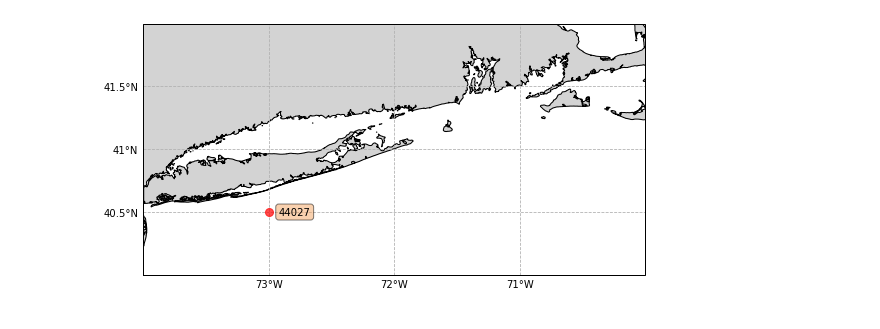
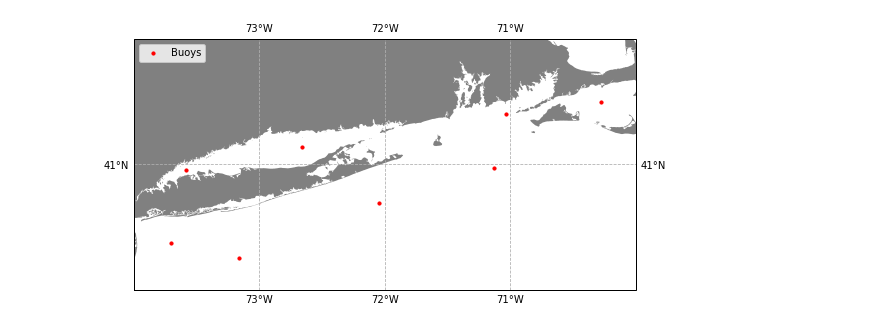
Before and after one commit to panmits86-zz/masters_thesis, a Jupyter notebook: SNE_map.ipynb, the cells around one changed output. Saved outputs shown, nothing was run; the diff lists cells and outputs as text; code cells hidden in the pictures.

```diff
--- a/SNE_map.ipynb
+++ b/SNE_map.ipynb
@@ -5,20 +1,26 @@
 # %%
 import cartopy.crs as ccrs
+import cartopy.feature as cfeature
 import matplotlib.pyplot as plt
 import matplotlib.ticker as mticker
 from matplotlib.transforms import offset_copy
 from cartopy.io import shapereader
 from cartopy.mpl.gridliner import LONGITUDE_FORMATTER, LATITUDE_FORMATTER
+import pandas as pd
 
 import gdal
 
-def make_map(projection=ccrs.PlateCarree()):
+%matplotlib inline
+
+def make_map(projection=ccrs.LambertConformal()):
     fig, ax = plt.subplots(figsize=(9, 13),
                            subplot_kw=dict(projection=projection))
     gl = ax.gridlines(draw_labels=True, linestyle='--')
-    gl.xlabels_top = gl.ylabels_right = False
     gl.xlocator = mticker.FixedLocator([-74, -73, -72, -71, -70])
-    gl.ylocator = mticker.FixedLocator([40, 40.5, 41, 41.5, 42])
+    gl.ylocator = mticker.FixedLocator([40, 41, 42])
     gl.xformatter = LONGITUDE_FORMATTER
     gl.yformatter = LATITUDE_FORMATTER
     return fig, ax
+# %%
+buoys = pd.read_excel('buoys.xlsx', header=0, index_col=None, usecols="C:E")
+buoys.head()
@@ -25,25 +34,26 @@ def make_map(projection=ccrs.PlateCarree()):
+# %%
+fig, ax = make_map(projection=ccrs.PlateCarree())
+ax.set_extent([-74, -70, 40, 42])
+
+# Add markers for the position of the buoys.
+plt.scatter(buoys['Longitude'], buoys['Latitude'], s=10, marker='o', color='red', label='Buoys',
+            transform=ccrs.Geodetic())
+
+shp = shapereader.Reader('C:/Users/panmits86/Desktop/Python/SNE_shapefile/GSHHS_f_L1_SNE.shp')
+for record, geometry in zip(shp.records(), shp.geometries()):
+    ax.add_geometries([geometry], ccrs.PlateCarree(), facecolor='gray')
+
+ax.legend(loc='upper left')
+
+plt.savefig('SNE_buoys.png', dpi=300, bbox_inches='tight')
+# %% [output]
+[figure, added]
 # %%
-extent = [-74, -70, 40, 42]
-
-fig, ax = make_map(projection=ccrs.PlateCarree())
-ax.set_extent(extent)
-
-# Add markers for the position of the buoys.
-plt.plot(-73, 40.5, marker='o', color='red', markersize=8,
-             alpha=0.7, transform=ccrs.Geodetic())
-
 geodetic_transform = ccrs.Geodetic()._as_mpl_transform(ax)
 text_transform = offset_copy(geodetic_transform, units='dots', x=10)
 
 # Add text 15 pixels to the right of the buoys.
-plt.text(-73, 40.5, u'44027',
+plt.text(buoys['Longitude'], buoys['Longitude'], buoys['Buoys'],
              verticalalignment='center', horizontalalignment='left',
              transform=text_transform,
              bbox=dict(facecolor='sandybrown', alpha=0.5, boxstyle='round'))
-
-shp = shapereader.Reader('Downloads/gshhg-shp-2.3.7/GSHHS_shp/f/GSHHS_f_L1_SNE.shx')
-for record, geometry in zip(shp.records(), shp.geometries()):
-    ax.add_geometries([geometry], ccrs.PlateCarree(), facecolor='lightgray',
-                      edgecolor='black')
-# %% [output]
-[figure, removed]
```
Also changed, not shown: parts of 3 cells of this notebook, 3 other files.
